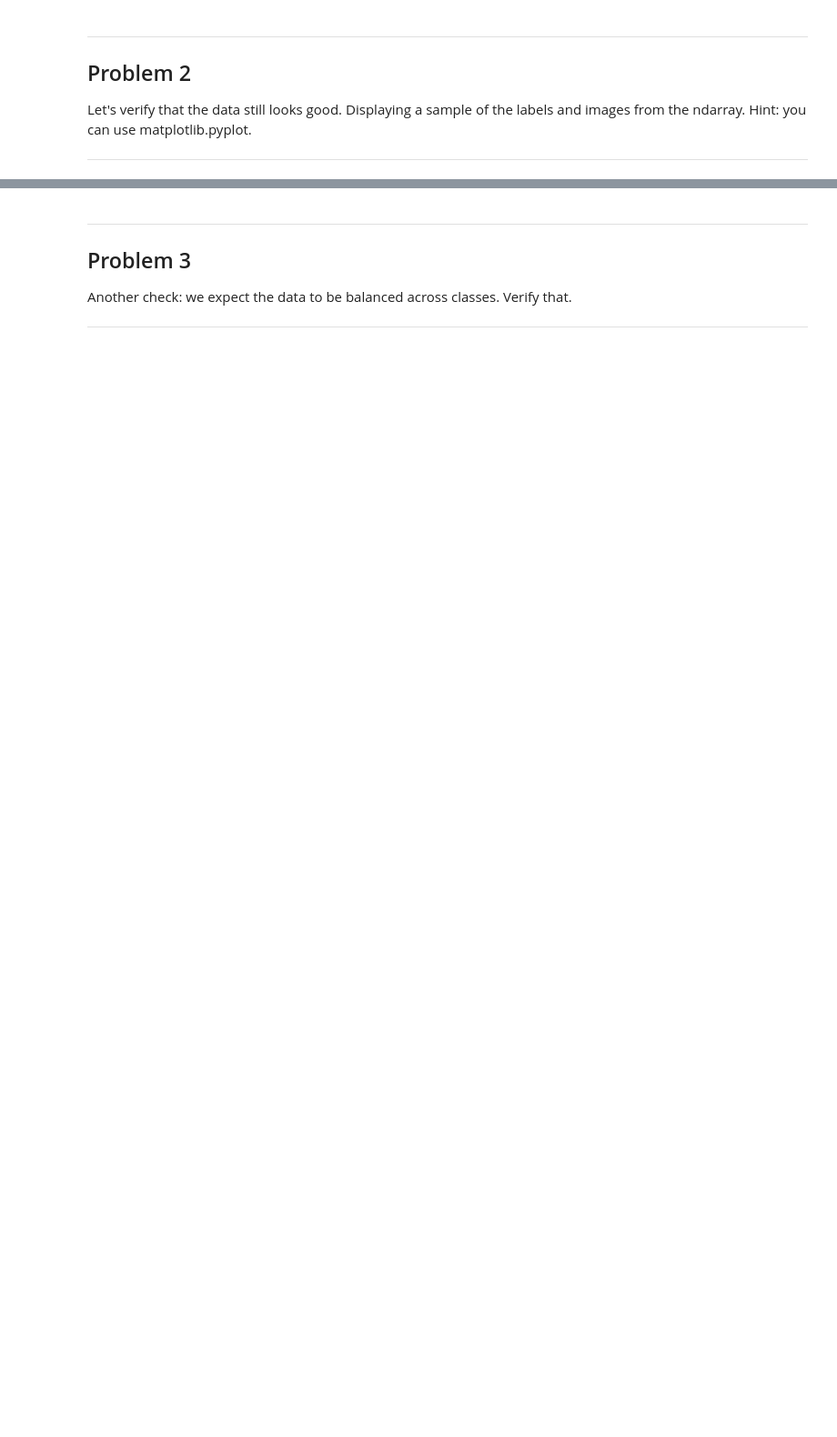
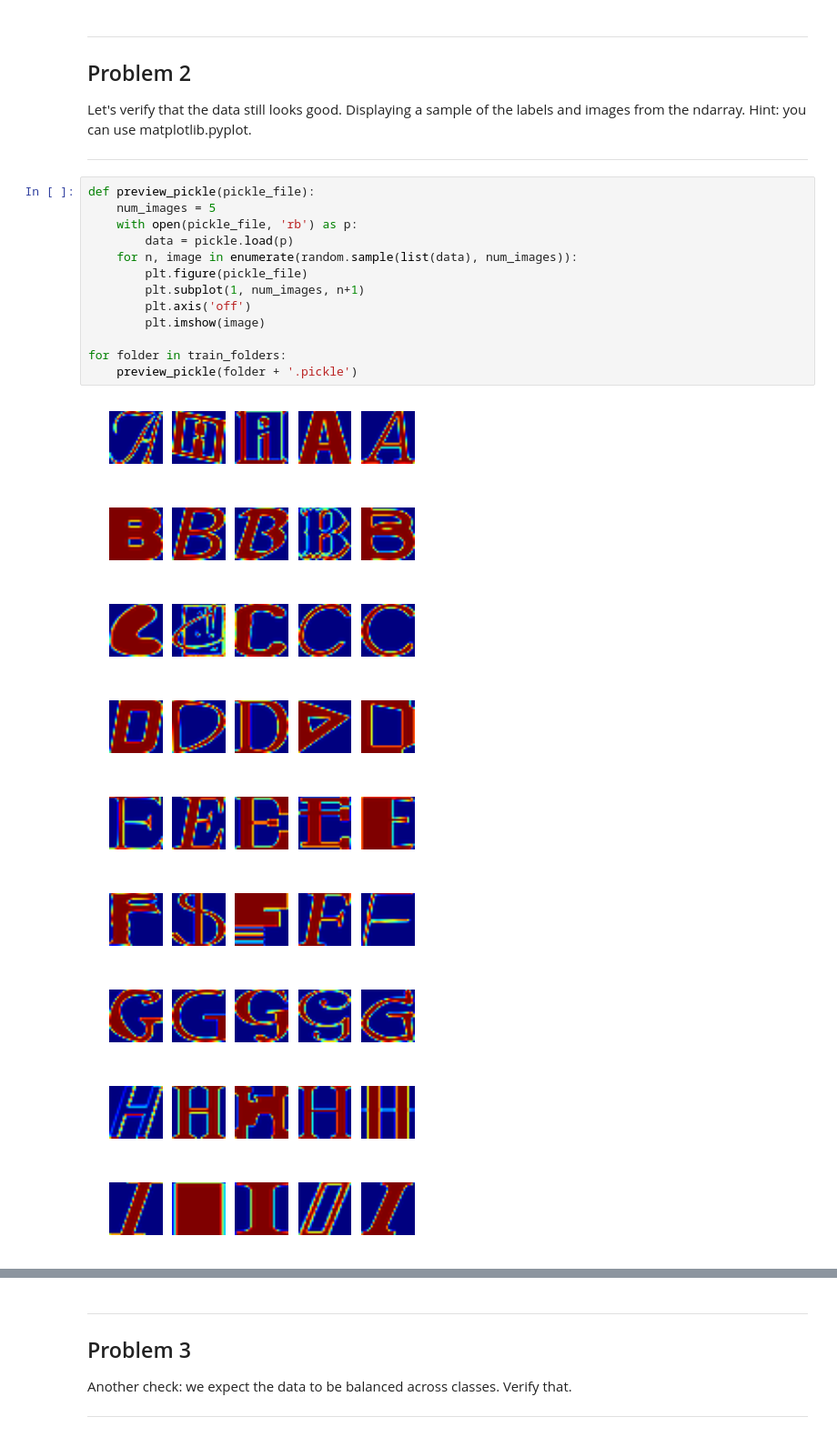
Before and after one commit to allanbreyes/deep-learning, a Jupyter notebook: 1_notmnist.ipynb, the cells around one changed output, grey strips where cells are left out. Shown at 91% size. Cells and saved outputs as stored; diff of their text form; blank space fills up the shorter version.

```diff
--- a/1_notmnist.ipynb
+++ b/1_notmnist.ipynb
@@ -196,3 +241,26 @@ Problem 2
 Let's verify that the data still looks good. Displaying a sample of the labels and images from the ndarray. Hint: you can use matplotlib.pyplot.
 
 ---
+# %%
+def preview_pickle(pickle_file):
+    num_images = 5
+    with open(pickle_file, 'rb') as p:
+        data = pickle.load(p)
+    for n, image in enumerate(random.sample(list(data), num_images)):
+        plt.figure(pickle_file)
+        plt.subplot(1, num_images, n+1)
+        plt.axis('off')
+        plt.imshow(image)
+
+for folder in train_folders:
+    preview_pickle(folder + '.pickle')
+# %% [output]
+[figure, added]
+[figure, added]
+[figure, added]
+[figure, added]
+[figure, added]
+[figure, added]
+[figure, added]
+[figure, added]
+[figure, added]
```
Also changed, not shown: parts of 9 cells of this notebook.
